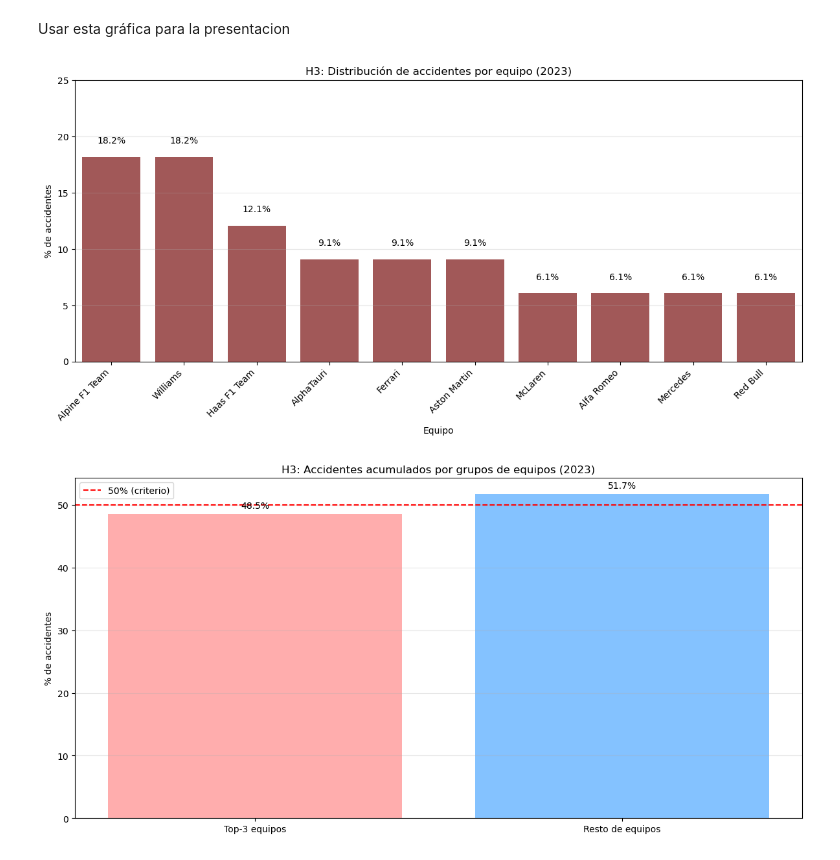
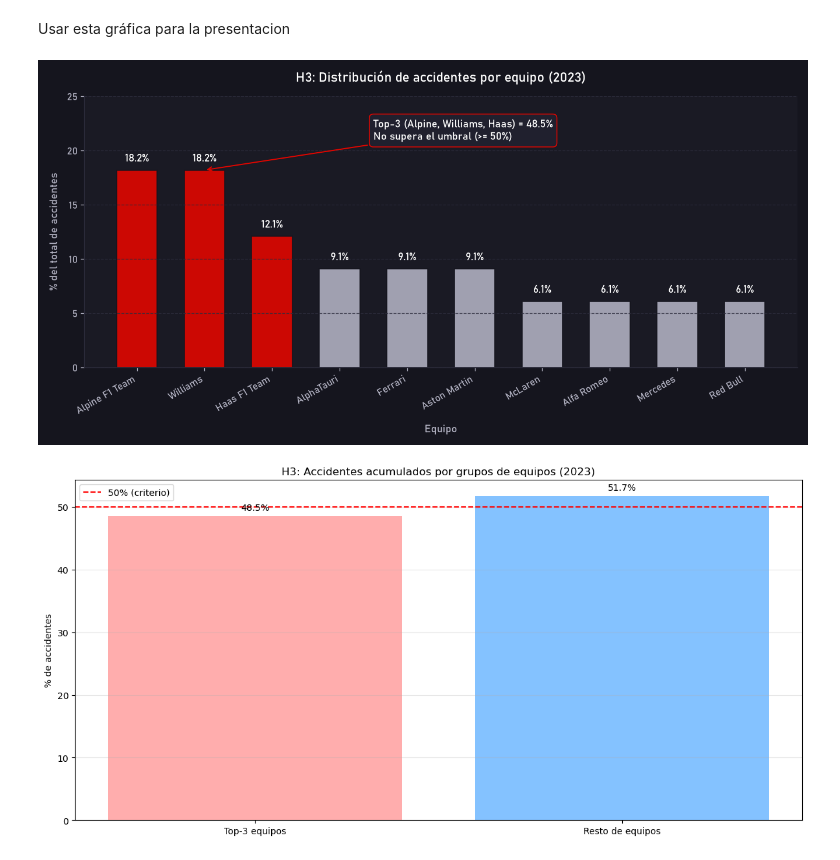
Before and after one commit to BorjaBG/EDA_F1, a Jupyter notebook: notebooks/hipotesis 3.ipynb, the cells around one changed output. Saved outputs shown, nothing was run; the diff lists cells and outputs as text; code cells hidden in the pictures.

```diff
--- a/notebooks/hipotesis 3.ipynb
+++ b/notebooks/hipotesis 3.ipynb
@@ -173,32 +173,83 @@ Criterio 3 (gradiente ≥ 1.5): CUMPLE
 # %% [markdown]
 Usar esta gráfica para la presentacion
 # %%
-plt.figure(figsize=(12, 6))
-ax = sns.barplot(
-    x=accidentes_por_equipo_pct.index,
-    y=accidentes_por_equipo_pct,
-    color='darkred',
-    alpha=0.7
-)
+# ==============================================================================
+# Gráfica definitiva H3 (A): Distribución por equipo (Aislada con plt.rc_context)
+# ==============================================================================
+BG_COLOR    = '#15151E'   # Fondo negro carbón oficial F1
+AX_COLOR    = '#1A1A24'   # Fondo interior de los ejes
+ROJO_F1     = '#E10600'   # Rojo F1 (Top-3 equipos)
+BLANCO_F1   = '#FFFFFF'   # Texto principal
+PLATA_F1    = '#B0B0C0'   # Resto de equipos y ejes
+GRID_COLOR  = '#2E2E3E'   # Rejilla oscura sutil
 
-# Línea del 50% (criterio 2)
-#plt.axhline(y=50, color='red', linestyle='--', label='50% (criterio 2)')
+# El estilo F1 Dark + Bahnschrift SOLO se aplica dentro de este bloque
+with plt.rc_context({
+    'font.family': 'Bahnschrift',
+    'axes.titleweight': 'bold',
+    'axes.titlesize': 14,
+    'axes.titlepad': 15,
+    'axes.labelsize': 11,
+    'axes.labelweight': 'normal',
+    'xtick.labelsize': 10,
+    'ytick.labelsize': 10,
+    'grid.color': GRID_COLOR,
+    'grid.linestyle': '--',
+    'grid.alpha': 0.8,
+    'legend.frameon': False,
+    'legend.fontsize': 10,
+    'figure.facecolor': BG_COLOR,
+    'axes.facecolor': AX_COLOR
+}):
+    fig, ax = plt.subplots(figsize=(11, 5.5))
 
-# Destacar top-3
-for i, pct in enumerate(accidentes_por_equipo_pct):
-    ax.text(i, pct + 1, f'{pct:.1f}%', ha='center', va='bottom')
+    colores = [ROJO_F1]*3 + [PLATA_F1]*7
 
-plt.title('H3: Distribución de accidentes por equipo (2023)')
-plt.xlabel('Equipo')
-plt.ylabel('% de accidentes')
-plt.ylim(0, 25)
-plt.xticks(rotation=45, ha='right')
-#plt.legend()
-plt.grid(axis='y', alpha=0.3)
-plt.tight_layout()
-plt.show()
+    bars = ax.bar(
+        accidentes_por_equipo_pct.index,
+        accidentes_por_equipo_pct.values,
+        color=colores,
+        alpha=0.9,
+        edgecolor=BG_COLOR,
+        width=0.6
+    )
+
+    # Etiquetas de % sobre cada barra
+    for bar, pct in zip(bars, accidentes_por_equipo_pct):
+        ax.text(
+            bar.get_x() + bar.get_width()/2,
+            pct + 0.6,
+            f'{pct:.1f}%',
+            ha='center', va='bottom',
+            fontsize=10.5, fontweight='bold', color=BLANCO_F1
+        )
+
+    # Anotación del criterio 1
+    ax.annotate(
+        'Top-3 (Alpine, Williams, Haas) = 48.5%\nNo supera el umbral (>= 50%)',
+        xy=(1, 18.2), xytext=(3.5, 21),
+        arrowprops=dict(arrowstyle='->', color=ROJO_F1, lw=1.2),
+        fontsize=10.5, fontweight='bold', color=BLANCO_F1,
+        bbox=dict(boxstyle='round,pad=0.4', facecolor='#20202E', edgecolor=ROJO_F1)
+    )
+
+    ax.set_title('H3: Distribución de accidentes por equipo (2023)', color=BLANCO_F1)
+    ax.set_xlabel('Equipo', color=PLATA_F1, labelpad=8)
+    ax.set_ylabel('% del total de accidentes', color=PLATA_F1, labelpad=8)
+    ax.tick_params(colors=PLATA_F1)
+    ax.set_ylim(0, 25)
+    plt.xticks(rotation=30, ha='right')
+    ax.grid(axis='y')
+
+    ax.spines['top'].set_visible(False)
+    ax.spines['right'].set_visible(False)
+    ax.spines['left'].set_color(GRID_COLOR)
+    ax.spines['bottom'].set_color(GRID_COLOR)
+
+    plt.tight_layout()
+    plt.show()
 # %% [output]
-[figure, old version]
+[figure, new version]
 # %%
 # Ordenar equipos por % de accidentes
 equipos_ordenados = accidentes_por_equipo_pct.index
```
Also changed, not shown: parts of 1 cell of this notebook, 3 other files.
